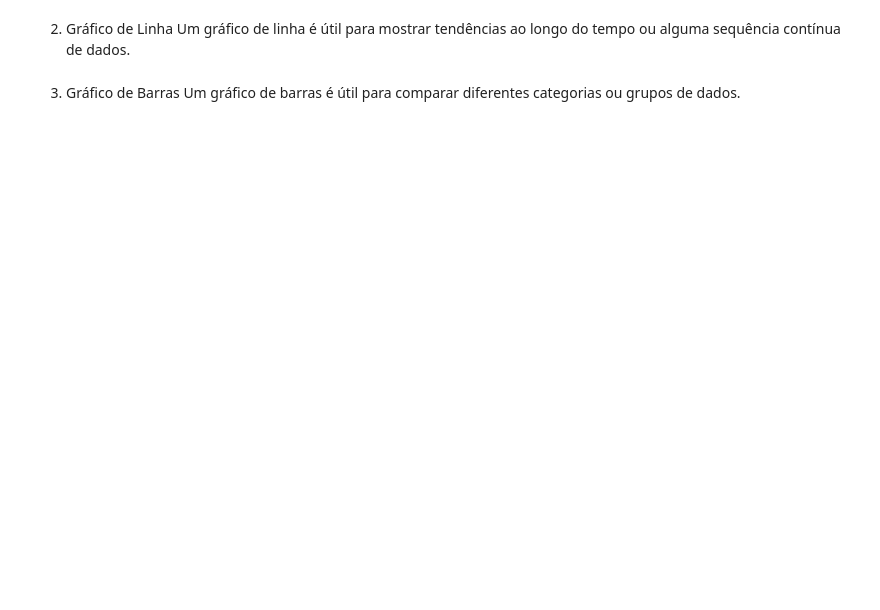
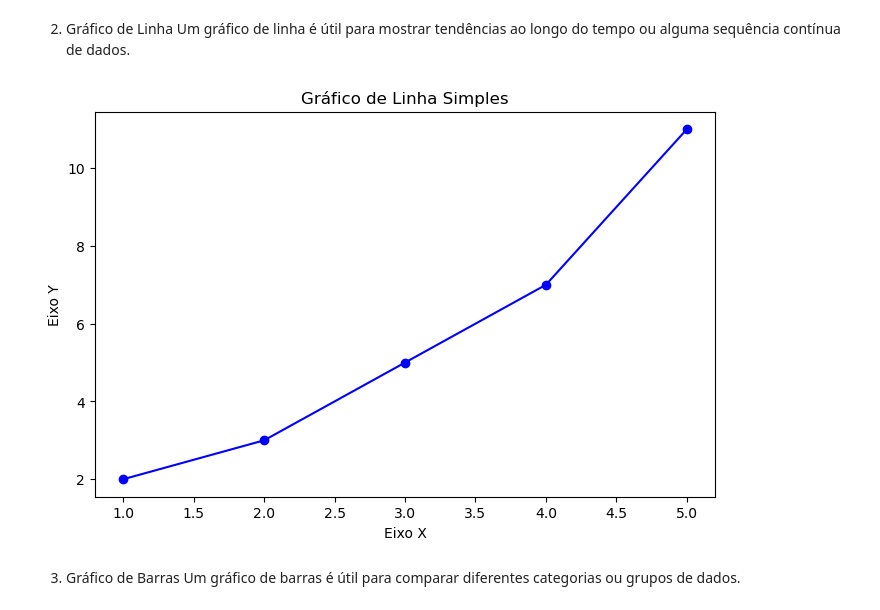
Before and after one commit to thiagoneye/ieee-ai_academy, a Jupyter notebook: first_notebook.ipynb, the cells around one changed output. Saved outputs shown, nothing was run; the diff lists cells and outputs as text; code cells hidden in the pictures; blank space fills up the shorter version.

```diff
--- a/first_notebook.ipynb
+++ b/first_notebook.ipynb
@@ -708,17 +777,19 @@ Um gráfico de linha é útil para mostrar tendências ao longo do tempo ou algu
 # %%
 # Dados de exemplo
 x = [1, 2, 3, 4, 5]
 y = [2, 3, 5, 7, 11]
 
 # Criar o gráfico de linha
 plt.figure(figsize=(8, 5))
 plt.plot(x, y, marker='o', linestyle='-', color='b', label='Série 1')
 plt.xlabel('Eixo X')
 plt.ylabel('Eixo Y')
 plt.title('Gráfico de Linha Simples')
-plt.legend()
-plt.grid(True)
+#plt.legend()
+#plt.grid(True)
 plt.show()
+# %% [output]
+[figure, added]
 # %% [markdown]
 3. Gráfico de Barras
 Um gráfico de barras é útil para comparar diferentes categorias ou grupos de dados.
```
Also changed, not shown: parts of 22 cells of this notebook, 3 other files.
